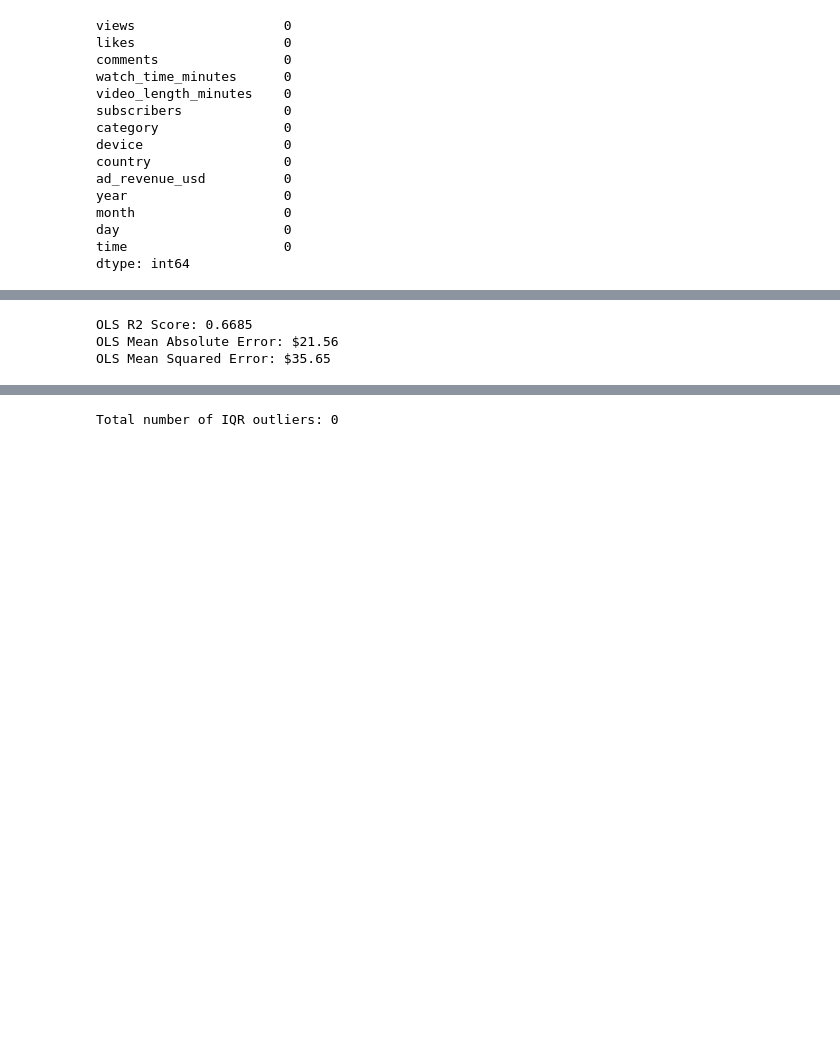
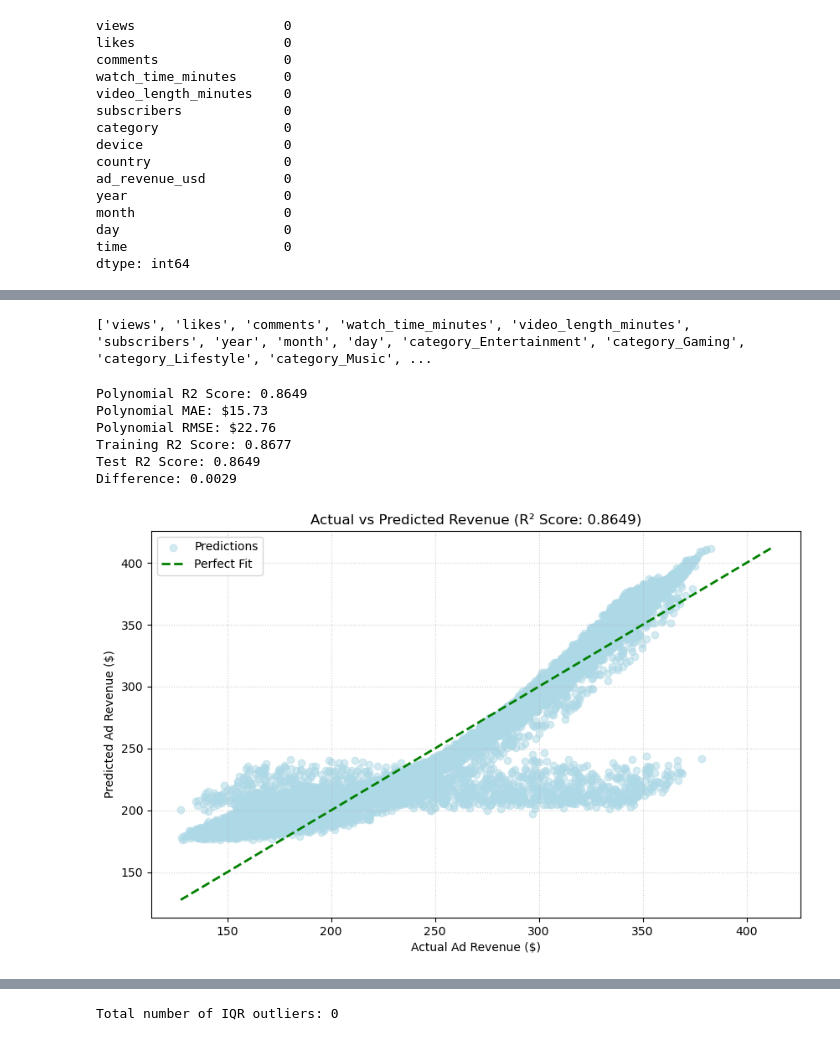
Before and after one commit to vinodg-dotcom/Content_Monetization_Modeler, a Jupyter notebook: youtubeAdRevenue.ipynb, the cells around one changed output, grey strips where cells are left out. Drawn from its saved outputs; the diff is of its cells as text; code cells hidden in the pictures; blank space fills up the shorter version.

```diff
--- a/youtubeAdRevenue.ipynb
+++ b/youtubeAdRevenue.ipynb
@@ -228 +282,7 @@ dtype: int64
+# %%
+all_numeric = youtube_df.select_dtypes(include=[np.number]).columns.tolist()
+features = [col for col in all_numeric if col != 'ad_revenue_usd']
+print(features)
+# %% [output]
+['views', 'likes', 'comments', 'watch_time_minutes', 'video_length_minutes', 'subscribers', 'year', 'month', 'day', 'category_Entertainment', 'category_Gaming', 'category_Lifestyle', 'category_Music', ...
 # %%
@@ -231,23 +295,6 @@ X = youtube_df[features]
 y = youtube_df['ad_revenue_usd']
 
 X_train, X_test, y_train, y_test = train_test_split(X, y, test_size=0.2, random_state = 42)
-# %%
-ols_model = LinearRegression()
-ols_model.fit (X_train, y_train)
-ols_y_pred = ols_model.predict(X_test)
-
-ols_r2 = r2_score(y_test, ols_y_pred)
-ols_mae = mean_absolute_error(y_test, ols_y_pred)
-ols_rmse = np.sqrt(mean_squared_error(y_test, ols_y_pred))
-
-
-print(f"OLS R2 Score: {ols_r2:.4f}")
-print(f"OLS Mean Absolute Error: ${ols_mae:.2f}")
-print(f"OLS Mean Squared Error: ${ols_rmse:.2f}")
-# %% [output]
-OLS R2 Score: 0.6685
-OLS Mean Absolute Error: $21.56
-OLS Mean Squared Error: $35.65
 # %%
 scaler = StandardScaler()
 X_train_scaled = scaler.fit_transform(X_train)
@@ -255,2 +306,48 @@ X_test_scaled = scaler.transform(X_test)
+# %%
+#OLS
+poly_model = LinearRegression()
+poly_model.fit(X_train_poly, y_train)
+poly_y_pred = poly_model.predict(X_test_poly)
+
+poly_r2 = r2_score(y_test, poly_y_pred)
+poly_mae = mean_absolute_error(y_test, poly_y_pred)
+poly_rmse = np.sqrt(mean_squared_error(y_test, poly_y_pred))
+
+print(f"Polynomial R2 Score: {poly_r2:.4f}")
+print(f"Polynomial MAE: ${poly_mae:.2f}")
+print(f"Polynomial RMSE: ${poly_rmse:.2f}")
+
+# Calculate scores for both training and test sets to identify overfitting
+train_preds = poly_model.predict(X_train_poly)
+test_preds = poly_model.predict(X_test_poly)
+train_r2 = r2_score(y_train, train_preds)
+test_r2 = r2_score(y_test, test_preds)
+
+print(f"Training R2 Score: {train_r2:.4f}")
+print(f"Test R2 Score: {test_r2:.4f}")
+print(f"Difference: {train_r2 - test_r2:.4f}")
+
+plt.figure(figsize=(10, 6))
+plt.scatter(y_test, poly_y_pred, alpha=0.5, color='lightblue', label='Predictions')
+
+# Add the 'Prediction' line
+max_val = max(y_test.max(), poly_y_pred.max())
+min_val = min(y_test.min(), poly_y_pred.min())
+plt.plot([min_val, max_val], [min_val, max_val], color='green', linestyle='--', lw=2, label='Perfect Fit')
+
+plt.xlabel('Actual Ad Revenue ($)')
+plt.ylabel('Predicted Ad Revenue ($)')
+plt.title(f'Actual vs Predicted Revenue (R² Score: {poly_r2:.4f})')
+plt.legend()
+plt.grid(True, linestyle=':', alpha=0.6)
+plt.show()
+# %% [output]
+Polynomial R2 Score: 0.8649
+Polynomial MAE: $15.73
+Polynomial RMSE: $22.76
+Training R2 Score: 0.8677
+Test R2 Score: 0.8649
+Difference: 0.0029
+[figure, added]
 # %%
 ridge_model = Ridge(alpha=1.0, random_state=42)
```
Also changed, not shown: parts of 23 cells of this notebook.
